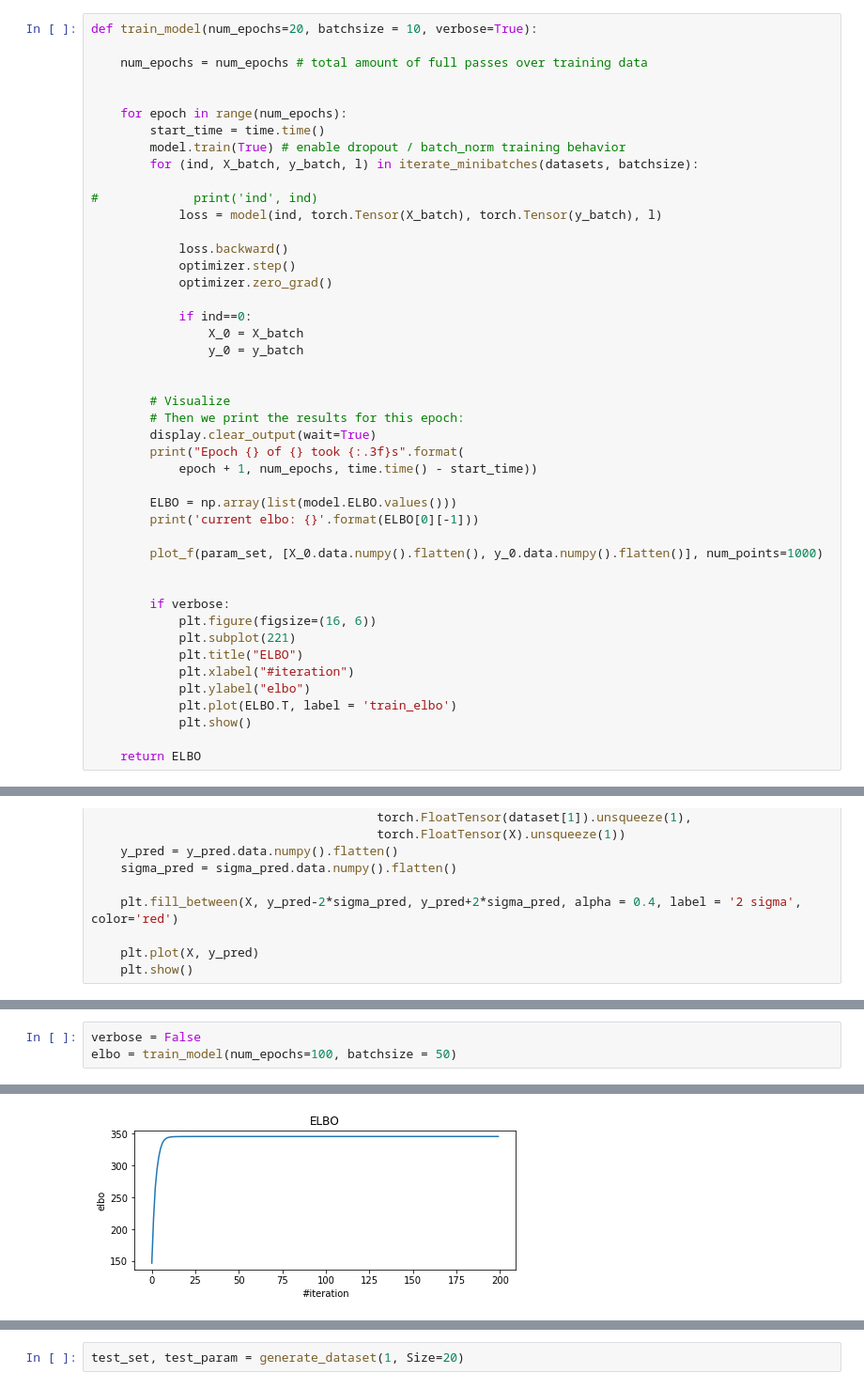
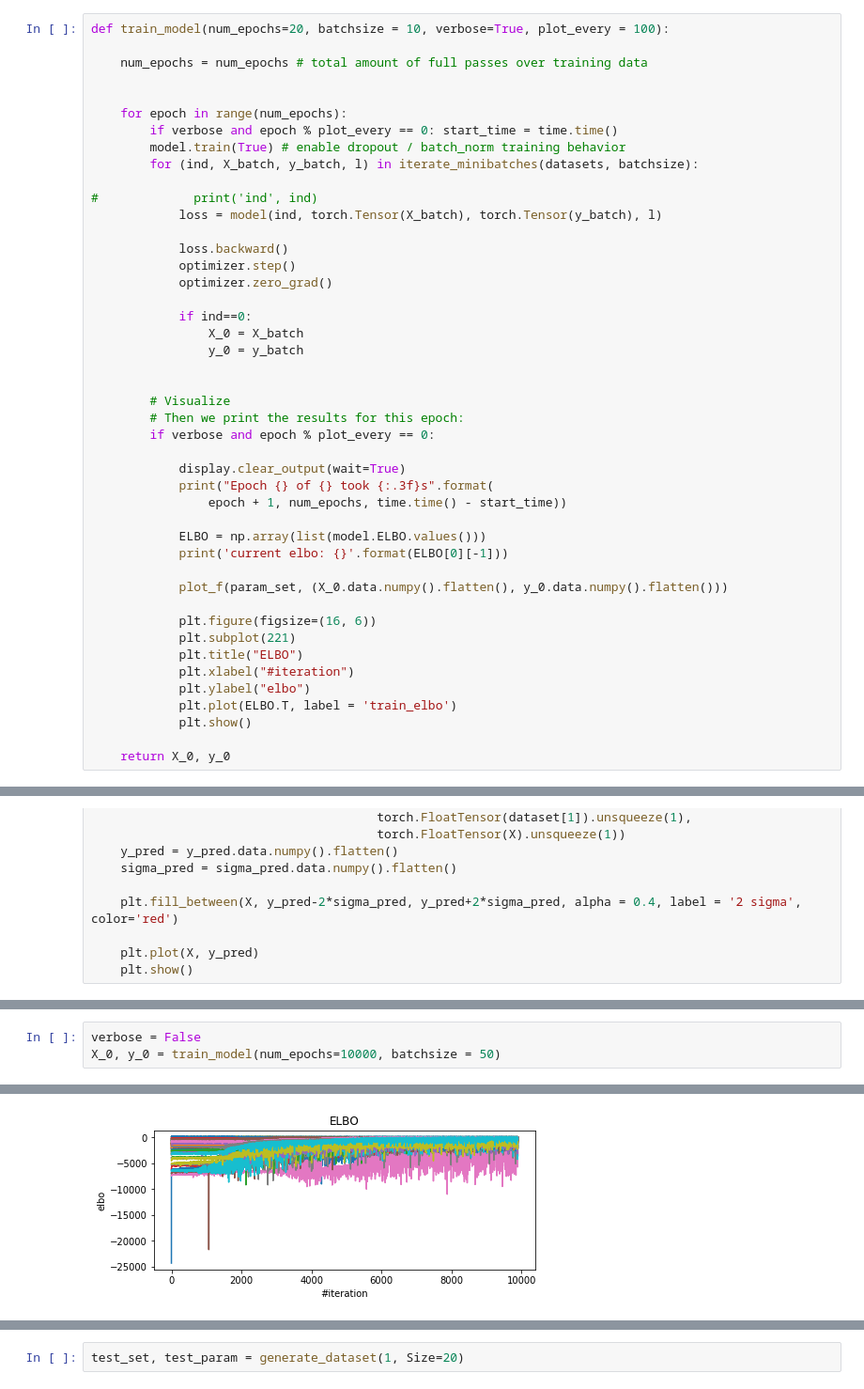
Before and after one commit to egornuzhin/bml_deep_prior, a Jupyter notebook: deep_prior.ipynb, the cells around one changed output, grey strips where cells are left out. Shown: that part at 94% size. Saved outputs shown, nothing was run; the diff lists cells and outputs as text.

```diff
--- a/deep_prior.ipynb
+++ b/deep_prior.ipynb
@@ -237,13 +252,13 @@ class DeepPrior(nn.Module):
 # %% [markdown]
 # Training
 # %%
-def train_model(num_epochs=20, batchsize = 10, verbose=True):
+def train_model(num_epochs=20, batchsize = 10, verbose=True, plot_every = 100):
 
     num_epochs = num_epochs # total amount of full passes over training data
 
 
     for epoch in range(num_epochs):
-        start_time = time.time()
+        if verbose and epoch % plot_every == 0: start_time = time.time()
         model.train(True) # enable dropout / batch_norm training behavior
         for (ind, X_batch, y_batch, l) in iterate_minibatches(datasets, batchsize):
 
@@ -261,17 +276,17 @@ def train_model(num_epochs=20, batchsize = 10, verbose=True):
 
         # Visualize
         # Then we print the results for this epoch:
-        display.clear_output(wait=True)
-        print("Epoch {} of {} took {:.3f}s".format(
-            epoch + 1, num_epochs, time.time() - start_time))
+        if verbose and epoch % plot_every == 0:
 
-        ELBO = np.array(list(model.ELBO.values()))
-        print('current elbo: {}'.format(ELBO[0][-1]))
+            display.clear_output(wait=True)
+            print("Epoch {} of {} took {:.3f}s".format(
+                epoch + 1, num_epochs, time.time() - start_time))
 
-        plot_f(param_set, [X_0.data.numpy().flatten(), y_0.data.numpy().flatten()], num_points=1000)
+            ELBO = np.array(list(model.ELBO.values()))
+            print('current elbo: {}'.format(ELBO[0][-1]))
 
+            plot_f(param_set, (X_0.data.numpy().flatten(), y_0.data.numpy().flatten()))
 
-        if verbose:
             plt.figure(figsize=(16, 6))
             plt.subplot(221)
             plt.title("ELBO")
@@ -280,7 +295,7 @@ def train_model(num_epochs=20, batchsize = 10, verbose=True):
             plt.plot(ELBO.T, label = 'train_elbo')
             plt.show()
 
-    return ELBO
+    return X_0, y_0
 # %%
 # оптимайзер
 from torch import optim
@@ -330,4 +346,4 @@ datasets.append((X, y))
 # %%
 verbose = False
-elbo = train_model(num_epochs=100, batchsize = 50)
+X_0, y_0 = train_model(num_epochs=10000, batchsize = 50)
 # %% [output]
@@ -337 +353 @@ current elbo: 345.38555908203125
-[figure, old version]
+[figure, new version]
```
Also changed, not shown: parts of 14 cells of this notebook, 1 other file.
